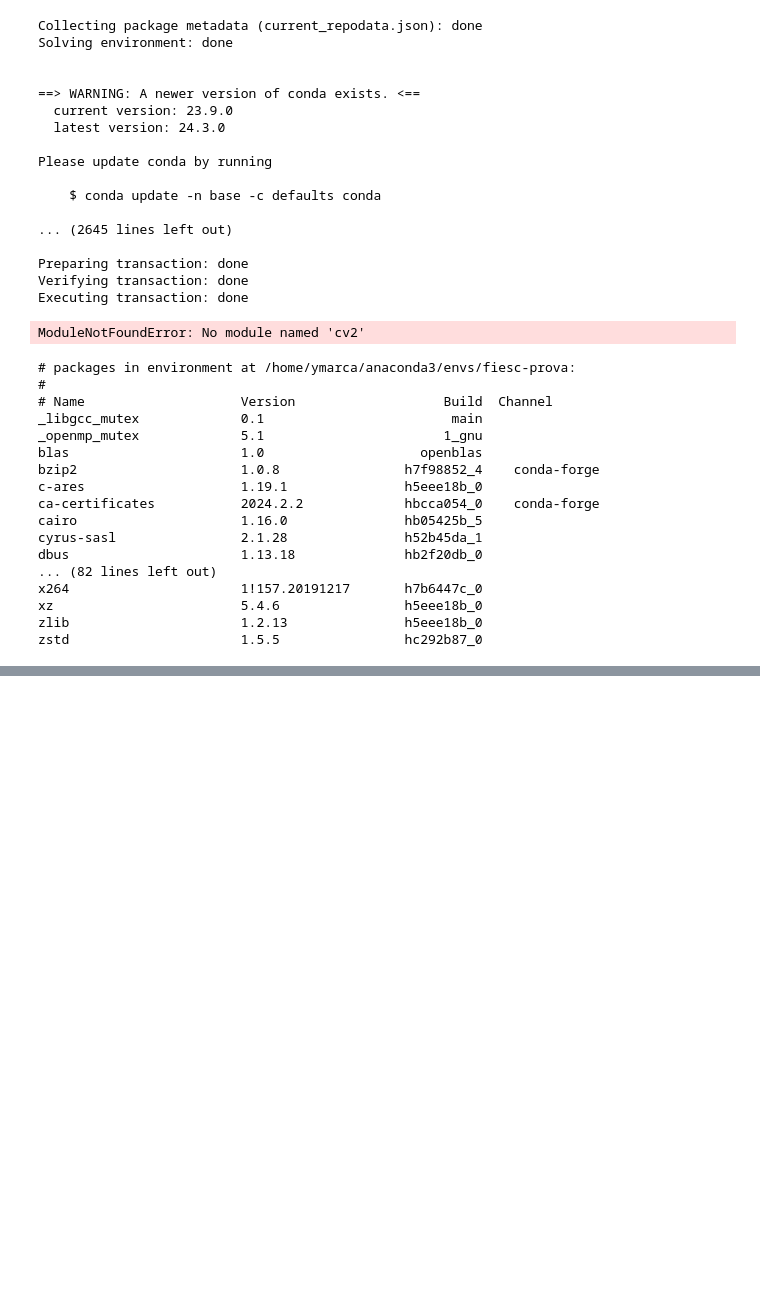
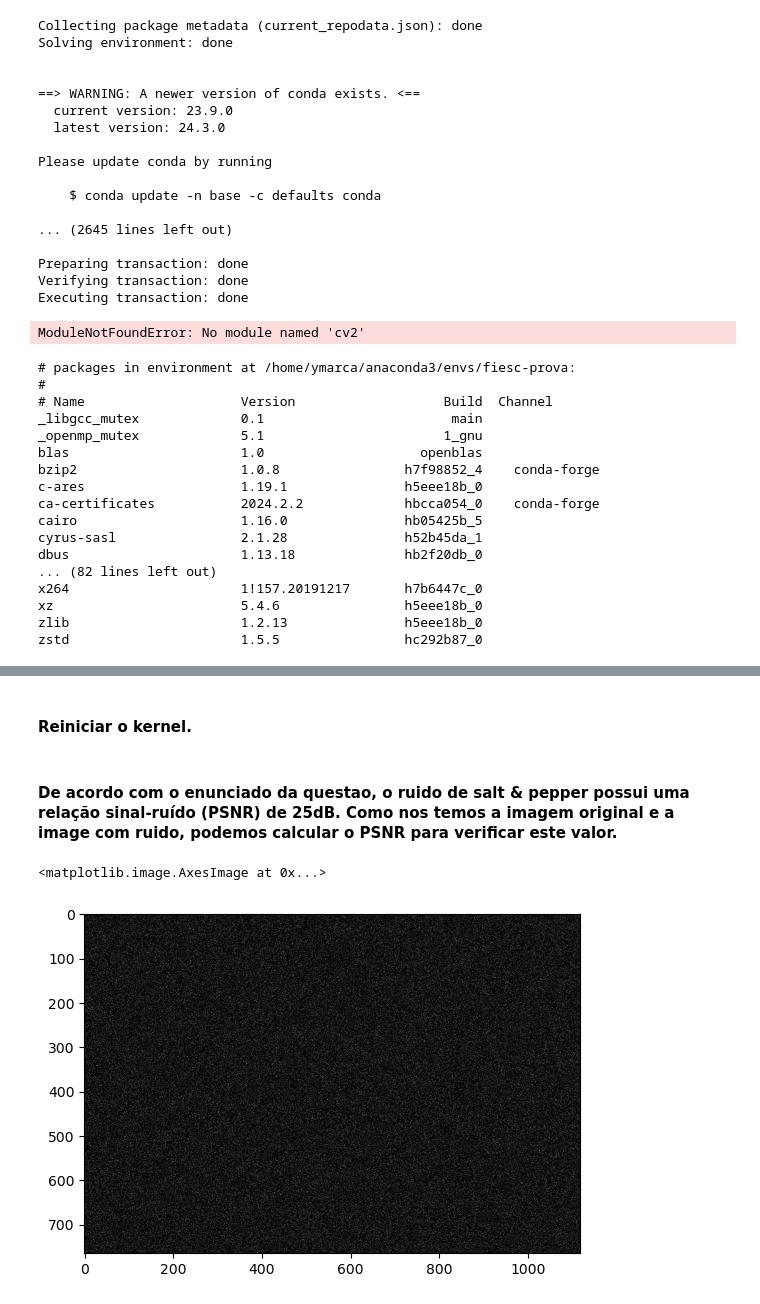
Before and after one commit to yurimarca/FIESC-VisaoComputacional, a Jupyter notebook: Resolucoes/Questao1/Resolucao1.ipynb, the cells around one changed output, grey strips where cells are left out. Drawn from its saved outputs; the diff is of its cells as text; code cells hidden in the pictures; blank space fills up the shorter version.

Commit message:
Questao 1 finalizado. Existe a opcao de melhorar a solucao com a otimizacao dos parametros da funcao de denoise do OpenCV.

```diff
--- a/Resolucoes/Questao1/Resolucao1.ipynb
+++ b/Resolucoes/Questao1/Resolucao1.ipynb
@@ -90,0 +121,17 @@ import cv2
+# %% [markdown]
+#### Reiniciar o kernel.
+# %%
+import matplotlib.pyplot as plt
+import cv2
+
+# Inicializar variaveis com base na imagem
+airport_gray_noisy = cv2.imread('airport_gray_noisy.PNG', 0)
+airport_gray = cv2.imread('airport_gray.PNG', 0)
+# %% [markdown]
+#### De acordo com o enunciado da questao, o ruido de salt & pepper possui uma relação sinal-ruído (PSNR) de 25dB. Como nos temos a imagem original e a image com ruido, podemos calcular o PSNR para verificar este valor.
+# %%
+diff = cv2.subtract(airport_gray_noisy, airport_gray)
+plt.imshow(diff, cmap='gray')
+# %% [output]
+<matplotlib.image.AxesImage at 0x...>
+[figure, added]
```
Also changed, not shown: parts of 20 cells of this notebook.
